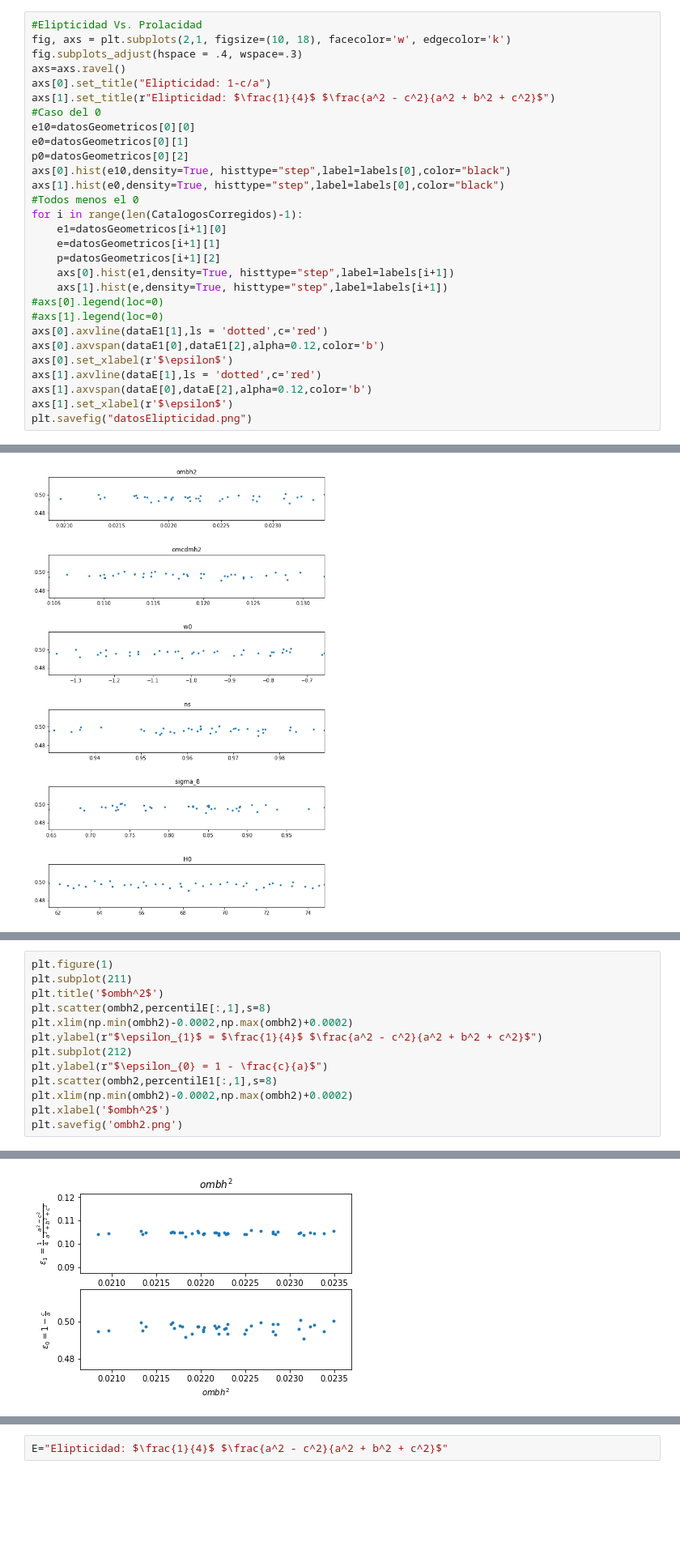
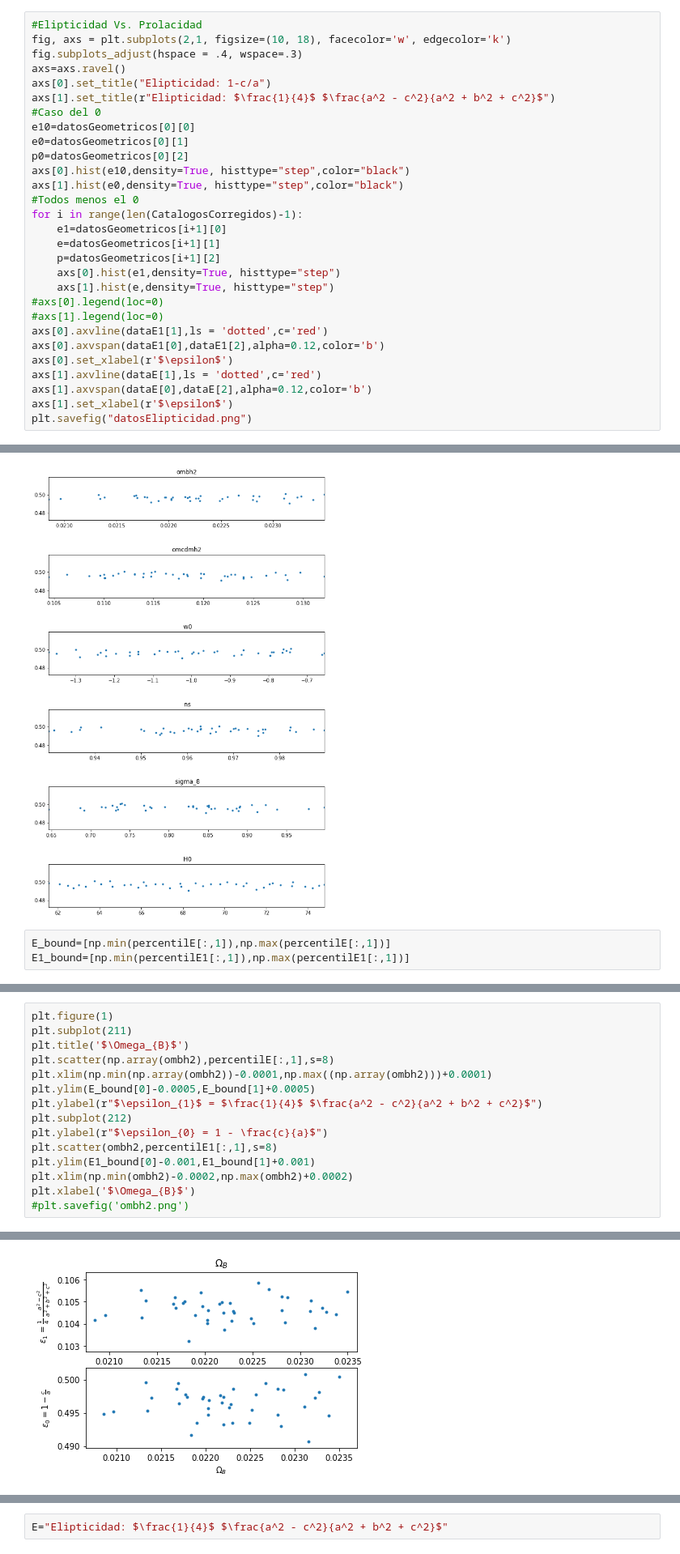
Before and after one commit to CharlesCo12/Seminario-2019-2, a Jupyter notebook: 2020-1/Entregas20201.ipynb, the cells around one changed output, grey strips where cells are left out. Shown at 81% size. Saved outputs shown, nothing was run; the diff lists cells and outputs as text; blank space fills up the shorter version.

```diff
--- a/2020-1/Entregas20201.ipynb
+++ b/2020-1/Entregas20201.ipynb
@@ -199,15 +200,15 @@ axs[1].set_title(r"Elipticidad: $\frac{1}{4}$ $\frac{a^2 - c^2}{a^2 + b^2 + c^2}
 e10=datosGeometricos[0][0]
 e0=datosGeometricos[0][1]
 p0=datosGeometricos[0][2]
-axs[0].hist(e10,density=True, histtype="step",label=labels[0],color="black")
-axs[1].hist(e0,density=True, histtype="step",label=labels[0],color="black")
+axs[0].hist(e10,density=True, histtype="step",color="black")
+axs[1].hist(e0,density=True, histtype="step",color="black")
 #Todos menos el 0
 for i in range(len(CatalogosCorregidos)-1):
     e1=datosGeometricos[i+1][0]
     e=datosGeometricos[i+1][1]
     p=datosGeometricos[i+1][2]
-    axs[0].hist(e1,density=True, histtype="step",label=labels[i+1])
-    axs[1].hist(e,density=True, histtype="step",label=labels[i+1])
+    axs[0].hist(e1,density=True, histtype="step")
+    axs[1].hist(e,density=True, histtype="step")
 #axs[0].legend(loc=0)
 #axs[1].legend(loc=0)
 axs[0].axvline(dataE1[1],ls = 'dotted',c='red')
@@ -399,6 +401,9 @@ for i in range(len(cte)):
     axs[i].set_xlim(np.min(cte[i]),np.max(cte[i]))
 # %% [output]
 [figure]
+# %%
+E_bound=[np.min(percentilE[:,1]),np.max(percentilE[:,1])]
+E1_bound=[np.min(percentilE1[:,1]),np.max(percentilE1[:,1])]
 # %%
 plt.figure(1)
 plt.subplot(211)
@@ -428,14 +439,16 @@ plt.savefig('sigma_8.png')
 # %%
 plt.figure(1)
 plt.subplot(211)
-plt.title('$ombh^2$')
-plt.scatter(ombh2,percentilE[:,1],s=8)
-plt.xlim(np.min(ombh2)-0.0002,np.max(ombh2)+0.0002)
+plt.title('$\Omega_{B}$')
+plt.scatter(np.array(ombh2),percentilE[:,1],s=8)
+plt.xlim(np.min(np.array(ombh2))-0.0001,np.max((np.array(ombh2)))+0.0001)
+plt.ylim(E_bound[0]-0.0005,E_bound[1]+0.0005)
 plt.ylabel(r"$\epsilon_{1}$ = $\frac{1}{4}$ $\frac{a^2 - c^2}{a^2 + b^2 + c^2}$")
 plt.subplot(212)
 plt.ylabel(r"$\epsilon_{0} = 1 - \frac{c}{a}$")
 plt.scatter(ombh2,percentilE1[:,1],s=8)
+plt.ylim(E1_bound[0]-0.001,E1_bound[1]+0.001)
 plt.xlim(np.min(ombh2)-0.0002,np.max(ombh2)+0.0002)
-plt.xlabel('$ombh^2$')
-plt.savefig('ombh2.png')
+plt.xlabel('$\Omega_{B}$')
+#plt.savefig('ombh2.png')
 # %% [output]
@@ -442,4 +456,4 @@ plt.savefig('ombh2.png')
-[figure, old version]
+[figure, new version]
 # %%
 plt.figure(1)
 plt.subplot(211)
```
Also changed, not shown: parts of 15 cells of this notebook.
